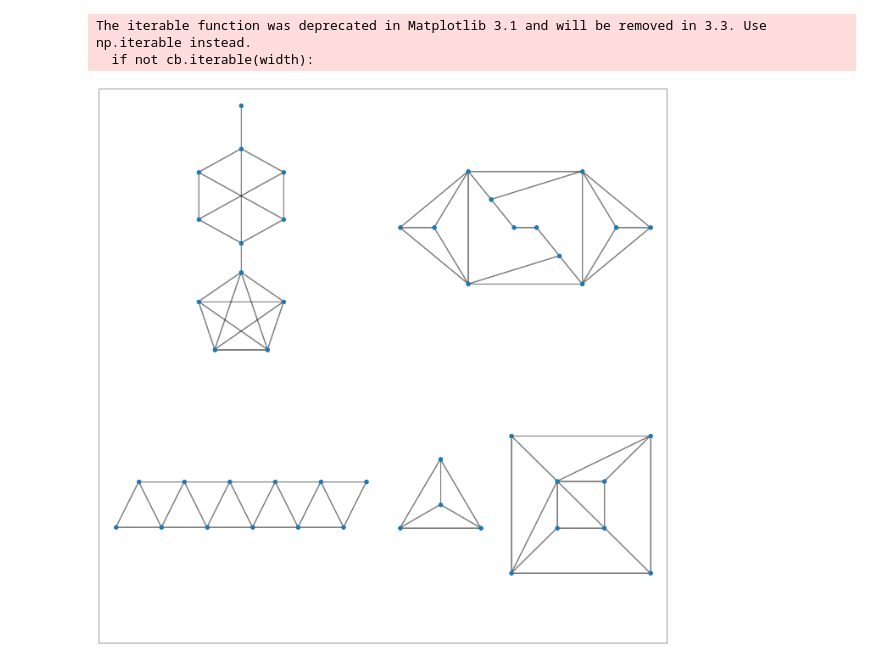
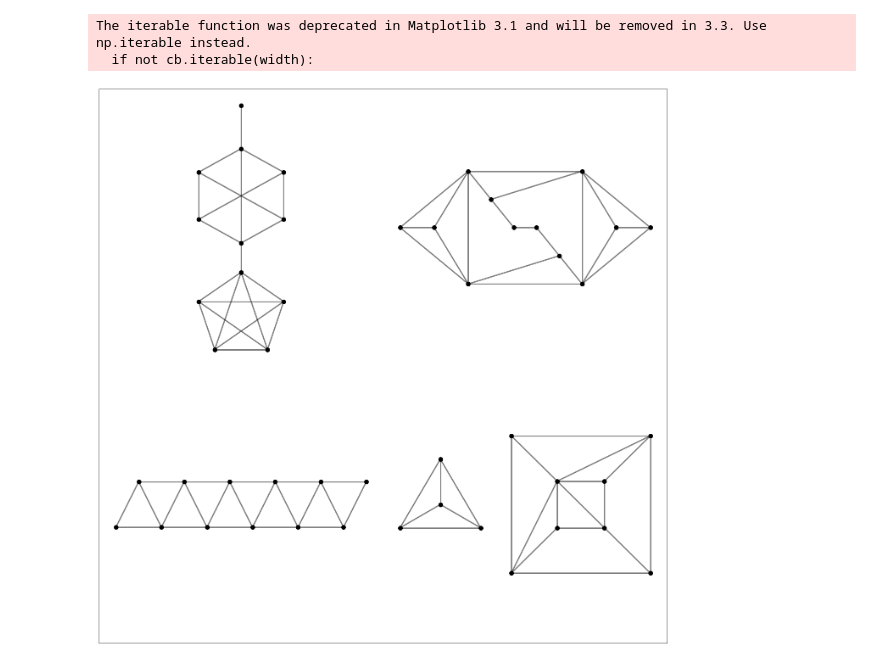
Before and after one commit to neurodata/dos_and_donts, a Jupyter notebook: experiments/experiment_5/gk-replicate_figures.ipynb, the cells around one changed output. Cells and saved outputs as stored; diff of their text form; code cells hidden in the pictures.

```diff
--- a/experiments/experiment_5/gk-replicate_figures.ipynb
+++ b/experiments/experiment_5/gk-replicate_figures.ipynb
@@ -120,7 +120,7 @@ plt.subplot(221)
 G1 = nx.from_numpy_array(G1, False)
 pos = {0: (0,0),
        1: (3,3)}
-nx.draw_networkx_nodes(G1, pos1, node_size=100)
+nx.draw_networkx_nodes(G1, pos1, node_size=100, node_color='k')
 nx.draw_networkx_edges(G1, pos1, alpha=.5, width=3)
 nx.draw_networkx_nodes(G, pos, node_color='w')
 
@@ -130,35 +130,35 @@ plt.subplot(222)
 G2 = nx.from_numpy_array(G2, False)
 pos = {0: (0,0),
        1: (2.2, 2.2)}
-nx.draw_networkx_nodes(G2, pos2, node_size=100)
+nx.draw_networkx_nodes(G2, pos2, node_size=100, node_color='k')
 nx.draw_networkx_edges(G2, pos2, alpha=.5, width=3)
 nx.draw_networkx_nodes(G, pos, node_color='w')
 
 
 
 plt.subplot(223)
 G3 = nx.from_numpy_array(G3, False)
 pos = {0: (0,0),
        1: (5.5, 5.5)}
-nx.draw_networkx_nodes(G3, pos3, node_size=100)
+nx.draw_networkx_nodes(G3, pos3, node_size=100, node_color='k')
 nx.draw_networkx_edges(G3, pos3, alpha=.5, width=3)
 nx.draw_networkx_nodes(G, pos, node_color='w')
 
 
 
 plt.subplot(224)
 G4 = nx.from_numpy_array(G4, False)
 pos = {0: (0,0),
        1: (1.8, 1.8)}
-nx.draw_networkx_nodes(G4, pos4, node_size=100)
+nx.draw_networkx_nodes(G4, pos4, node_size=100, node_color='k')
 nx.draw_networkx_edges(G4, pos4, alpha=.5, width=3)
 nx.draw_networkx_nodes(G, pos, node_color='w')
 
 
 plt.subplots_adjust(wspace=0, hspace=0)
 plt.show()
 ax.savefig('samestats.png')
 # %% [output]
 The iterable function was deprecated in Matplotlib 3.1 and will be removed in 3.3. Use np.iterable instead.
   if not cb.iterable(width):
-[figure, old version]
+[figure, new version]
```
Also changed, not shown: 1 other file.
